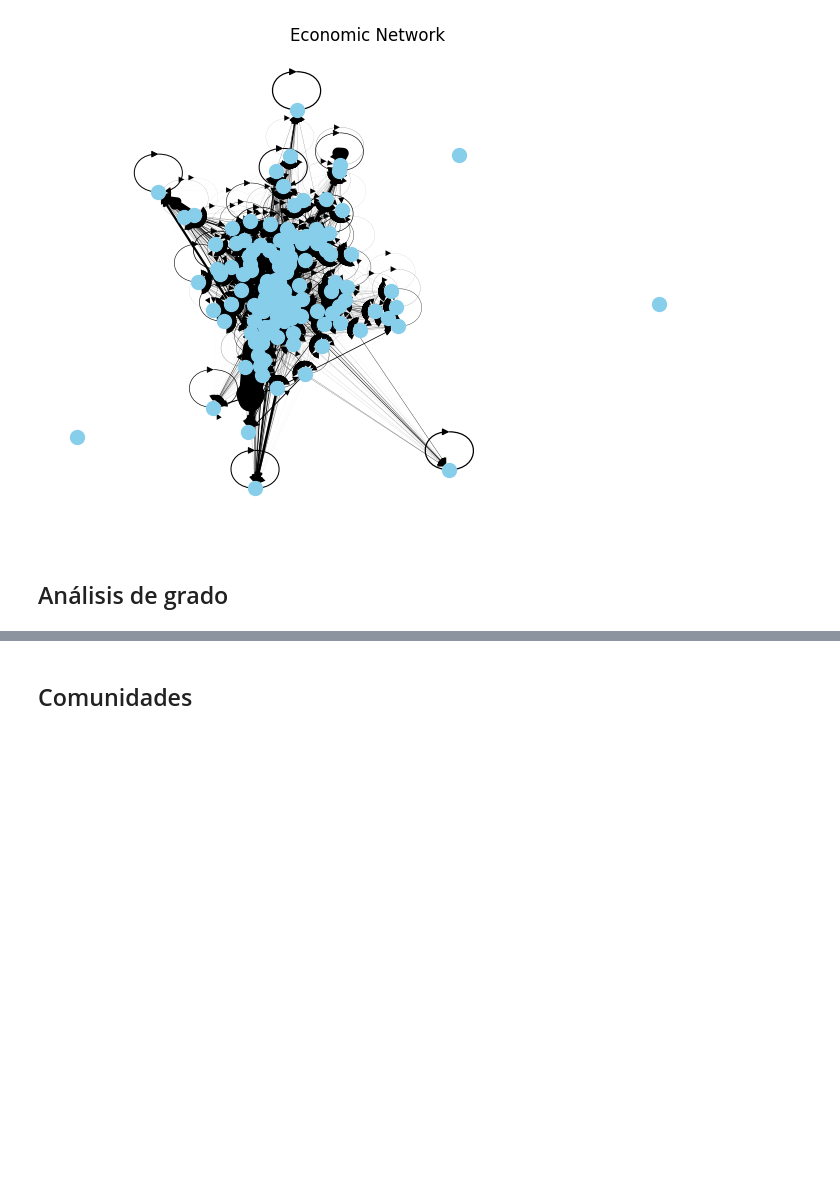
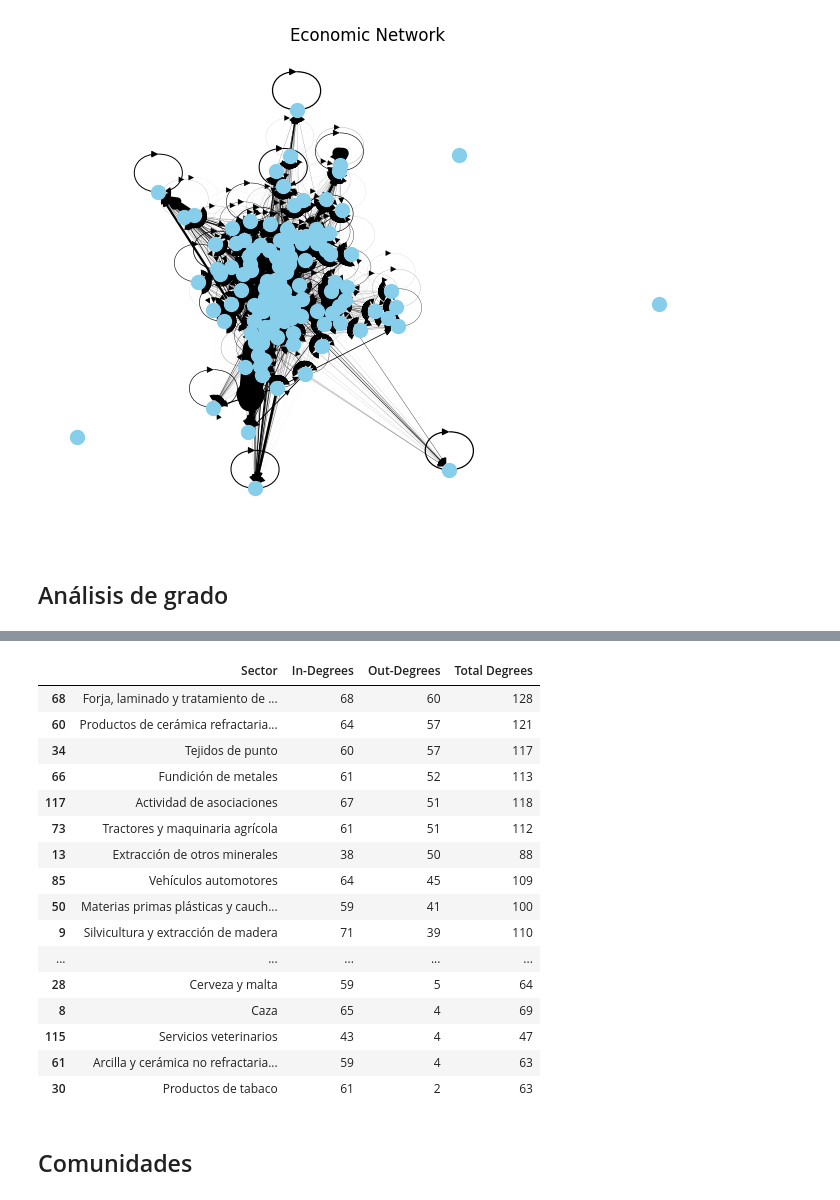
Before and after one commit to akielbowicz/tp-msscae-2024, a Jupyter notebook: notebooks/analisis_grafo.ipynb, the cells around one changed output, grey strips where cells are left out. Drawn from its saved outputs; the diff is of its cells as text; code cells hidden in the pictures; blank space fills up the shorter version.

```diff
--- a/notebooks/analisis_grafo.ipynb
+++ b/notebooks/analisis_grafo.ipynb
@@ -115,3 +145,23 @@ Weighted Total Degrees: {0: 8.847828431259064, 1: 1.9654232208110431, 2: 1.77764
+# %%
+df.sort_values(by=["Out-Degrees"], ascending=False).tail(60)
+# %% [output]
+|  | Sector | In-Degrees | Out-Degrees | Total Degrees |
+| 68 | Forja, laminado y tratamiento de ... | 68 | 60 | 128 |
+| 60 | Productos de cerámica refractaria... | 64 | 57 | 121 |
+| 34 | Tejidos de punto | 60 | 57 | 117 |
+| 66 | Fundición de metales | 61 | 52 | 113 |
+| 117 | Actividad de asociaciones | 67 | 51 | 118 |
+| 73 | Tractores y maquinaria agrícola | 61 | 51 | 112 |
+| 13 | Extracción de otros minerales | 38 | 50 | 88 |
+| 85 | Vehículos automotores | 64 | 45 | 109 |
+| 50 | Materias primas plásticas y cauch... | 59 | 41 | 100 |
+| 9 | Silvicultura y extracción de madera | 71 | 39 | 110 |
+| ... | ... | ... | ... | ... |
+| 28 | Cerveza y malta | 59 | 5 | 64 |
+| 8 | Caza | 65 | 4 | 69 |
+| 115 | Servicios veterinarios | 43 | 4 | 47 |
+| 61 | Arcilla y cerámica no refractaria... | 59 | 4 | 63 |
+| 30 | Productos de tabaco | 61 | 2 | 63 |
 # %% [markdown]
 ## Comunidades
 # %%
```
Also changed, not shown: parts of 3 cells of this notebook.
